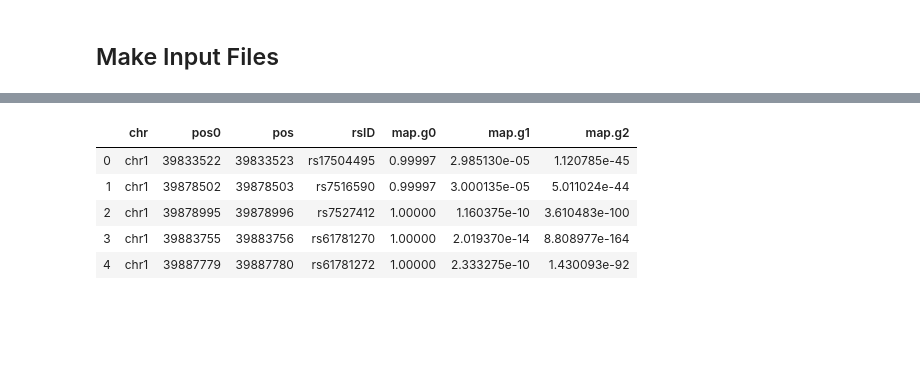
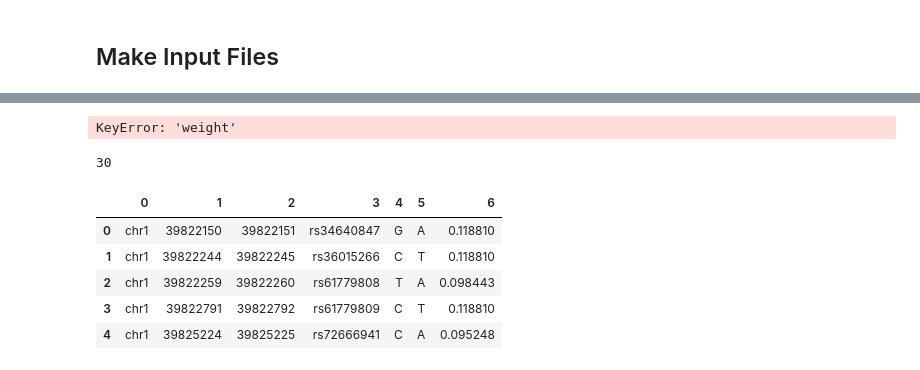
Before and after one commit to kundajelab/alzheimers_parkinsons, a Jupyter notebook: allele_bias/prep_inputs_quasar.ipynb, the cells around one changed output, grey strips where cells are left out. Saved outputs shown, nothing was run; the diff lists cells and outputs as text; code cells hidden in the pictures; blank space fills up the shorter version.

```diff
--- a/allele_bias/prep_inputs_quasar.ipynb
+++ b/allele_bias/prep_inputs_quasar.ipynb
@@ -3,12 +3,16 @@
 # %%
 import os
 import shutil
+import pybedtools
 import subprocess
 import pandas as pd
+import statsmodels.api as sm
+from scipy import stats
 
 import warnings
 warnings.filterwarnings('ignore')
 pd.set_option('display.max_rows', None)
+pd.set_option('display.max_columns', None)
 # %% [markdown]
 ## Get ADPD Metadata
 # %%
@@ -127,0 +304,4 @@ for item in os.listdir('/oak/stanford/groups/akundaje/projects/alzheimers_parkin
+# %%
+display(p9.ggplot(data=ptmn_0038, mapping=p9.aes(x='bh_qval')) + p9.geom_histogram() + p9.labs(title='Raw P-value: PTMN 00_38'))
+# %% [output]
+KeyError: 'weight'
@@ -128,10 +314,14 @@ for item in os.listdir('/oak/stanford/groups/akundaje/projects/alzheimers_parkin
+# %%
+len(bias_snps)
+# %% [output]
+30
 # %%
-genotype_example = pd.read_csv('/oak/stanford/groups/akundaje/projects/alzheimers_parkinsons/allelic_imbalance/quasar/output/00_38/genotypes.txt', sep='\t')
-genotype_example.head()
+all_snps = pd.read_csv('/oak/stanford/groups/akundaje/projects/alzheimers_parkinsons/allelic_imbalance/snps/hg38_snps_1KG_ADPD.bed', header=None, sep='\t')
+all_snps.head()
 # %% [output]
-|  | chr | pos0 | pos | rsID | map.g0 | map.g1 | map.g2 |
-| 0 | chr1 | 39833522 | 39833523 | rs17504495 | 0.99997 | 2.985130e-05 | 1.120785e-45 |
-| 1 | chr1 | 39878502 | 39878503 | rs7516590 | 0.99997 | 3.000135e-05 | 5.011024e-44 |
-| 2 | chr1 | 39878995 | 39878996 | rs7527412 | 1.00000 | 1.160375e-10 | 3.610483e-100 |
-| 3 | chr1 | 39883755 | 39883756 | rs61781270 | 1.00000 | 2.019370e-14 | 8.808977e-164 |
-| 4 | chr1 | 39887779 | 39887780 | rs61781272 | 1.00000 | 2.333275e-10 | 1.430093e-92 |
+|  | 0 | 1 | 2 | 3 | 4 | 5 | 6 |
+| 0 | chr1 | 39822150 | 39822151 | rs34640847 | G | A | 0.118810 |
+| 1 | chr1 | 39822244 | 39822245 | rs36015266 | C | T | 0.118810 |
+| 2 | chr1 | 39822259 | 39822260 | rs61779808 | T | A | 0.098443 |
+| 3 | chr1 | 39822791 | 39822792 | rs61779809 | C | T | 0.118810 |
+| 4 | chr1 | 39825224 | 39825225 | rs72666941 | C | A | 0.095248 |
```
Also changed, not shown: parts of 22 cells of this notebook, 1 other file.
